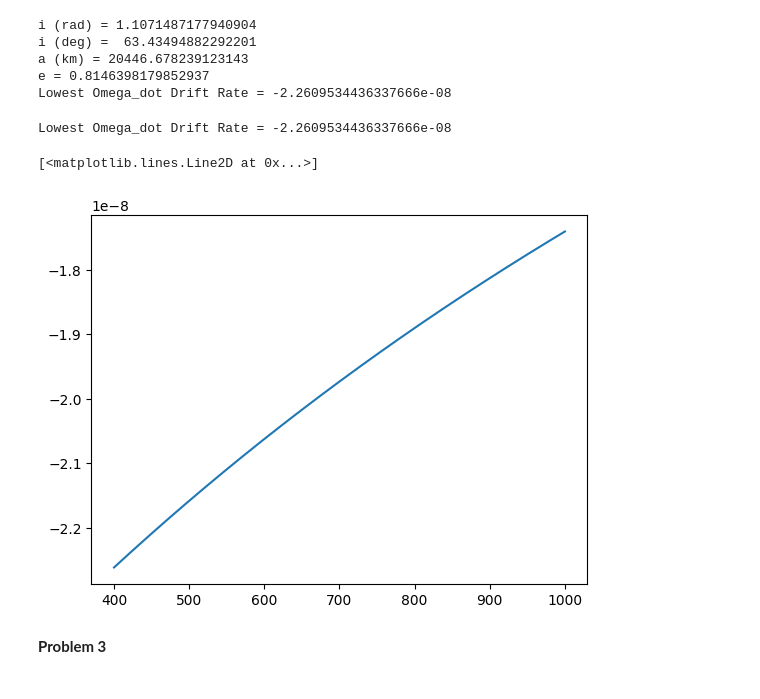
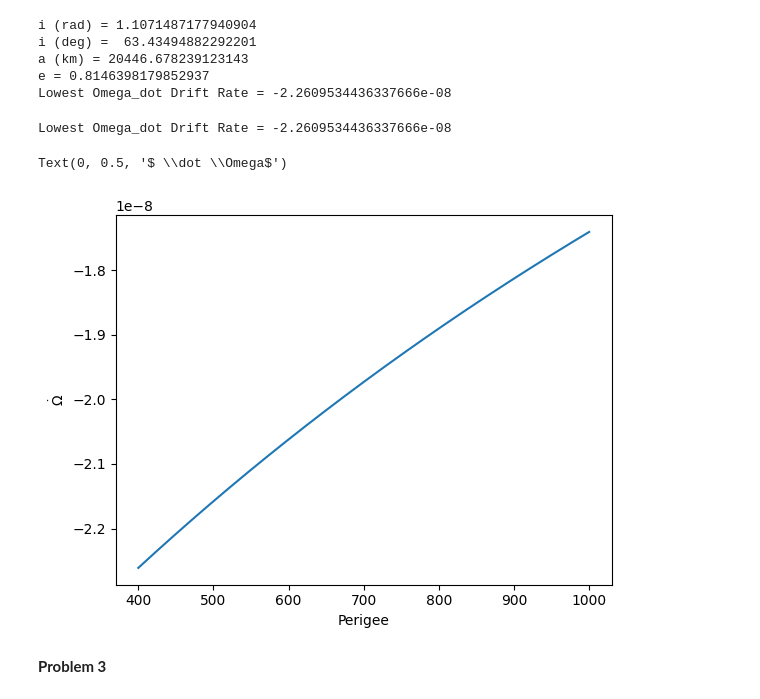
Before and after one commit to annahylbert/AE502-HW2, a Jupyter notebook: HW2.ipynb, the cells around one changed output. Saved outputs shown, nothing was run; the diff lists cells and outputs as text; code cells hidden in the pictures.

```diff
--- a/HW2.ipynb
+++ b/HW2.ipynb
@@ -101,30 +103,32 @@ Lowest Omega_dot Drift Rate = -2.2609534436337666e-08
 # %%
 #givens
 J2 = 0.00196
 R = 3390 #km
 GM = 4.282 * 10**4 #km^3/s^2
 r_p = np.linspace(400,1000,600) #km
 period = (24*(60**2) + (39*60) + 35) #one martian day in s
 n = 2 * np.pi / period #mean motion in rad/s
 
 #in order for omega dot to be zero, i must be such that cos(i)^2*5 - 1 = 0
 i = np.arccos(np.sqrt(0.2))
 
 #in order for r_a to be maximized e and a should also be maximized through the following equation r_a = a*(1+e)
 #a and e are also constrained through the following condition r_p = a*(1-e) where a = r_p/(1-e) so we want e to be as close to 1 as possible
 
 a = ((period**2 * GM) / (4*(np.pi**2))) ** (1/3)
 e = 1 - ((r_p+R)/a)
 
 Omega_dot = -1.5 * n * J2 * (R/a)**2 * (np.cos(i)/((1-e**2)**2))
 print("Lowest Omega_dot Drift Rate =", np.min(Omega_dot))
 
 #plt.plot(r_p, e, label='r_p vs e')
 plt.plot(r_p, Omega_dot, label='r_p vs Omega_dot')
+plt.xlabel('Perigee')
+plt.ylabel(r'$ \dot \Omega$')
 # %% [output]
 Lowest Omega_dot Drift Rate = -2.2609534436337666e-08
-[<matplotlib.lines.Line2D at 0x...>]
+Text(0, 0.5, '$ \\dot \\Omega$')
-[figure, old version]
+[figure, new version]
 # %% [markdown]
 **Problem 3**
 # %%
```
Also changed, not shown: parts of 6 cells of this notebook.
